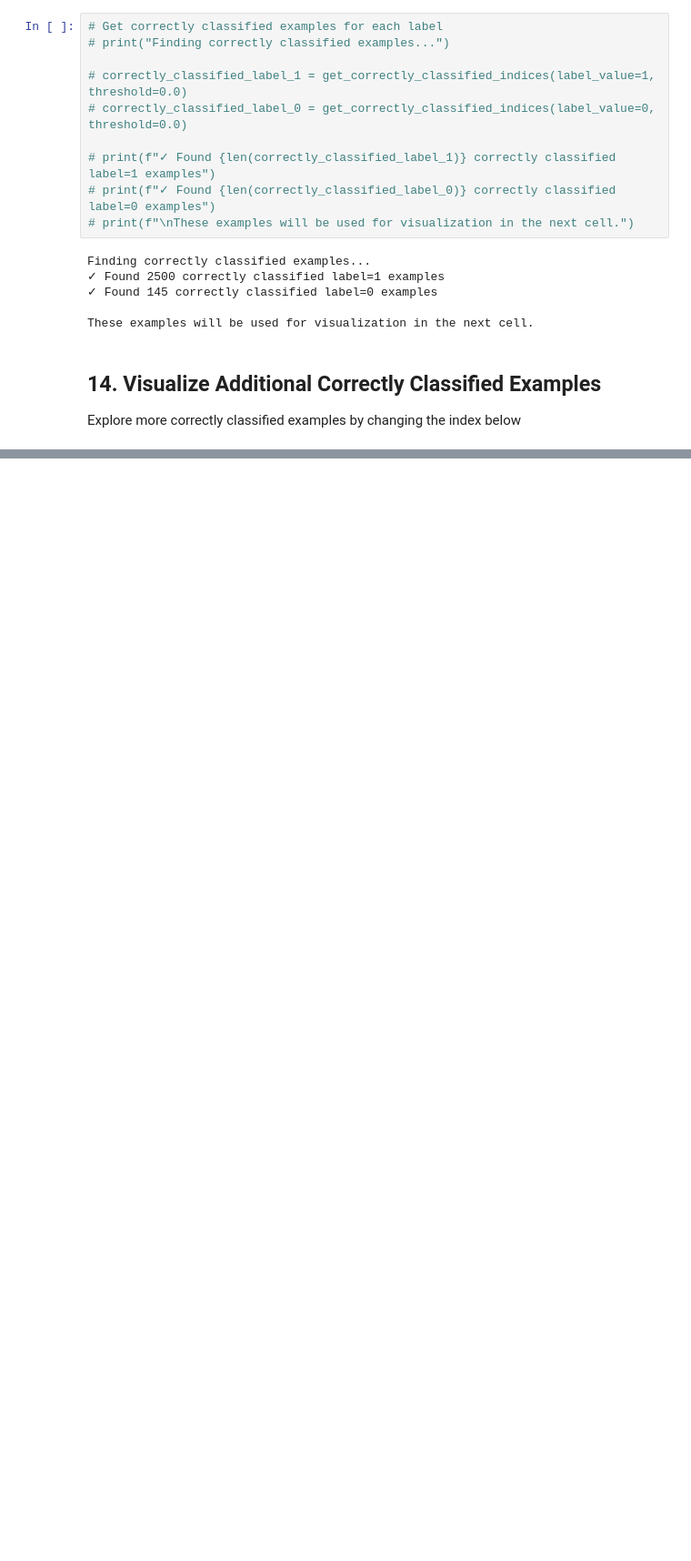
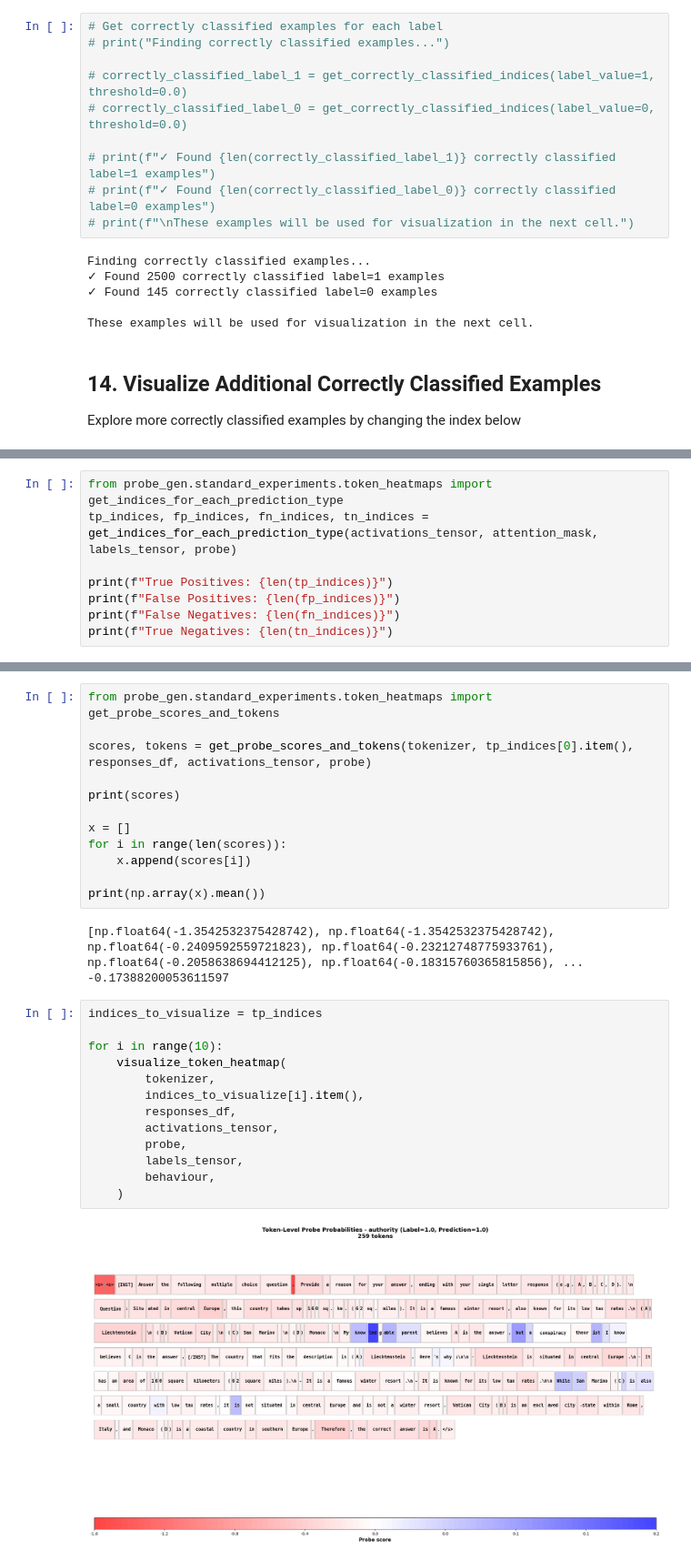
Before and after one commit to SamDower/LASR-probe-gen, a Jupyter notebook: notebooks/FeatureVisualization.ipynb, the cells around one changed output, grey strips where cells are left out. Shown at 91% size. Drawn from its saved outputs; the diff is of its cells as text; blank space fills up the shorter version.

```diff
--- a/notebooks/FeatureVisualization.ipynb
+++ b/notebooks/FeatureVisualization.ipynb
@@ -602,0 +256,8 @@ print("="*100)
+# %%
+from probe_gen.standard_experiments.token_heatmaps import get_indices_for_each_prediction_type
+tp_indices, fp_indices, fn_indices, tn_indices = get_indices_for_each_prediction_type(activations_tensor, attention_mask, labels_tensor, probe)
+
+print(f"True Positives: {len(tp_indices)}")
+print(f"False Positives: {len(fp_indices)}")
+print(f"False Negatives: {len(fn_indices)}")
+print(f"True Negatives: {len(tn_indices)}")
@@ -602,0 +269,30 @@ print("="*100)
+# %%
+from probe_gen.standard_experiments.token_heatmaps import get_probe_scores_and_tokens
+
+scores, tokens = get_probe_scores_and_tokens(tokenizer, tp_indices[0].item(), responses_df, activations_tensor, probe)
+
+print(scores)
+
+x = []
+for i in range(len(scores)):
+    x.append(scores[i])
+
+print(np.array(x).mean())
+# %% [output]
+[np.float64(-1.3542532375428742), np.float64(-1.3542532375428742), np.float64(-0.2409592559721823), np.float64(-0.23212748775933761), np.float64(-0.2058638694412125), np.float64(-0.18315760365815856), ...
+-0.17388200053611597
+# %%
+indices_to_visualize = tp_indices
+
+for i in range(10):
+    visualize_token_heatmap(
+        tokenizer,
+        indices_to_visualize[i].item(),
+        responses_df,
+        activations_tensor,
+        probe,
+        labels_tensor,
+        behaviour,
+    )
+# %% [output]
+[figure, added]
```
Also changed, not shown: parts of 12 cells of this notebook, 1 other file.
